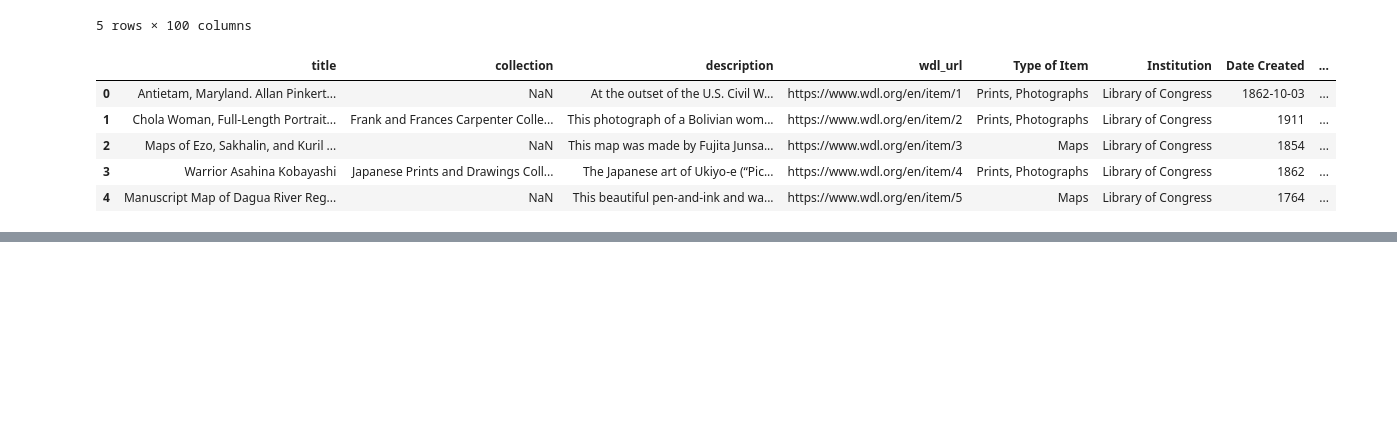
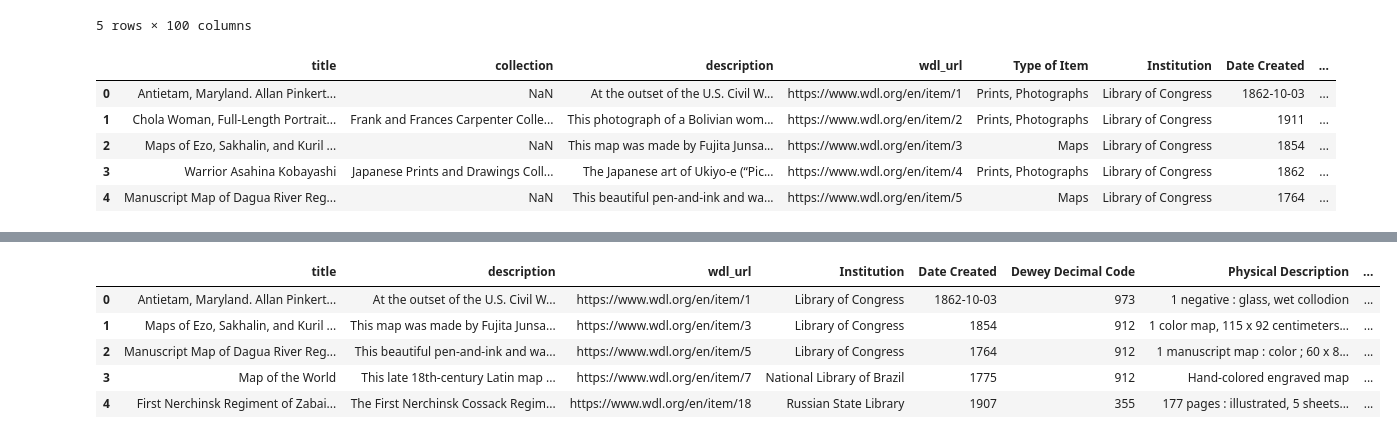
Before and after one commit to caitepley/Project-3, a Jupyter notebook: items_processing.ipynb, the cells around one changed output, grey strips where cells are left out. Cells and saved outputs as stored; diff of their text form; code cells hidden in the pictures; blank space fills up the shorter version.

```diff
--- a/items_processing.ipynb
+++ b/items_processing.ipynb
@@ -95,0 +114,3 @@ FileNotFoundError: [Errno 2] No such file or directory: 'item_codes_new'
+# %%
+col_type_df = pd.read_csv('Resources/col_mapping_new.csv', encoding='utf-8')
+col_type_df.head()
@@ -95,0 +124,11 @@ FileNotFoundError: [Errno 2] No such file or directory: 'item_codes_new'
+# %%
+items_df = items_df.merge(col_type_df,how='outer')
+items_df.drop(columns='collection',inplace=True)
+items_df.head()
+# %% [output]
+|  | title | description | wdl_url | Institution | Date Created | Dewey Decimal Code | Physical Description | ... |
+| 0 | Antietam, Maryland. Allan Pinkert... | At the outset of the U.S. Civil W... | https://www.wdl.org/en/item/1 | Library of Congress | 1862-10-03 | 973 | 1 negative : glass, wet collodion | ... |
+| 1 | Maps of Ezo, Sakhalin, and Kuril ... | This map was made by Fujita Junsa... | https://www.wdl.org/en/item/3 | Library of Congress | 1854 | 912 | 1 color map, 115 x 92 centimeters... | ... |
+| 2 | Manuscript Map of Dagua River Reg... | This beautiful pen-and-ink and wa... | https://www.wdl.org/en/item/5 | Library of Congress | 1764 | 912 | 1 manuscript map : color ; 60 x 8... | ... |
+| 3 | Map of the World | This late 18th-century Latin map ... | https://www.wdl.org/en/item/7 | National Library of Brazil | 1775 | 912 | Hand-colored engraved map | ... |
+| 4 | First Nerchinsk Regiment of Zabai... | The First Nerchinsk Cossack Regim... | https://www.wdl.org/en/item/18 | Russian State Library | 1907 | 355 | 177 pages : illustrated, 5 sheets... | ... |
```
Also changed, not shown: parts of 13 cells of this notebook, 2 other files.
